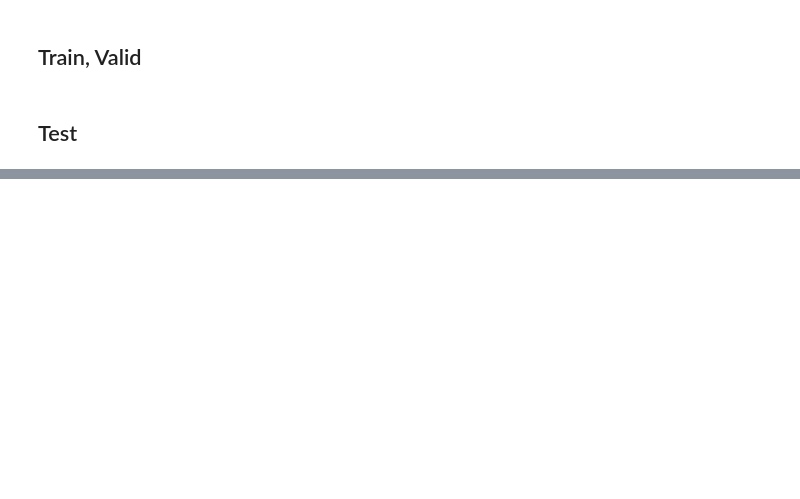
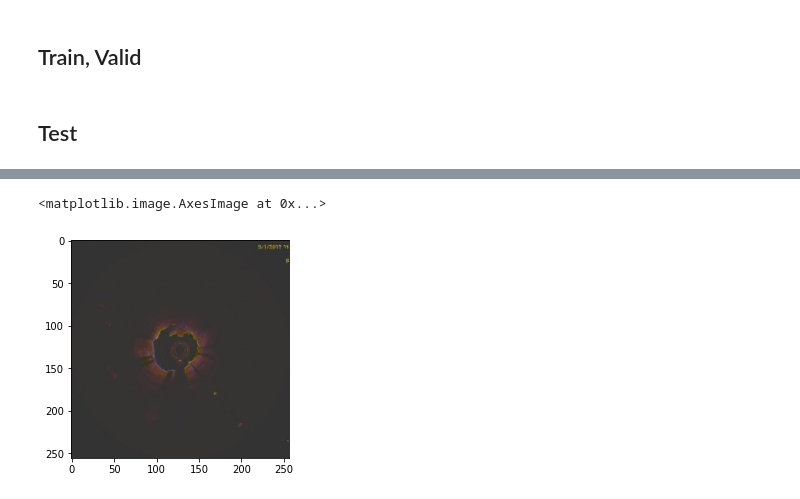
Before and after one commit to arjunsbalaji/oct, a Jupyter notebook: 02a_capsAnalysis.ipynb, the cells around one changed output, grey strips where cells are left out. Drawn from its saved outputs; the diff is of its cells as text; code cells hidden in the pictures; blank space fills up the shorter version.

```diff
--- a/02a_capsAnalysis.ipynb
+++ b/02a_capsAnalysis.ipynb
@@ -143,2 +166,7 @@ CapsAnalysis = Analysis(learn, run_dir)
+# %%
+plt.imshow(x[1])
+# %% [output]
+<matplotlib.image.AxesImage at 0x...>
+[figure, added]
 # %%
 CapsAnalysis.trainL.sort_index().plot.line()
```
Also changed, not shown: parts of 18 cells of this notebook, 10 other files.
